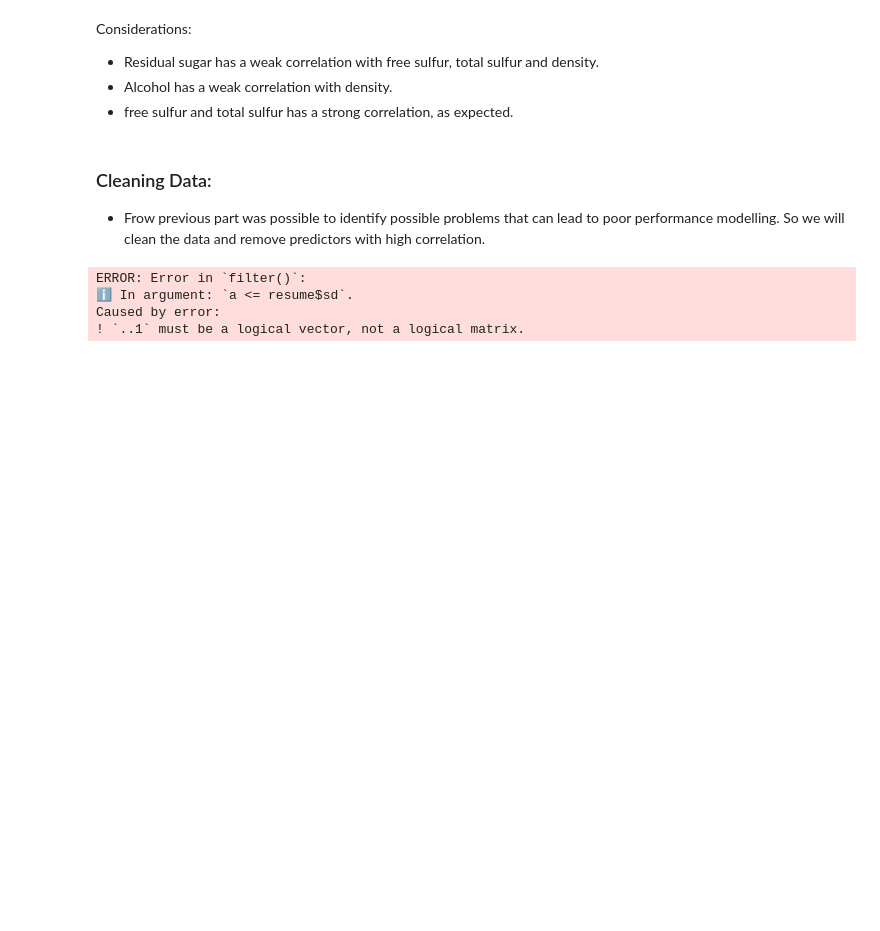
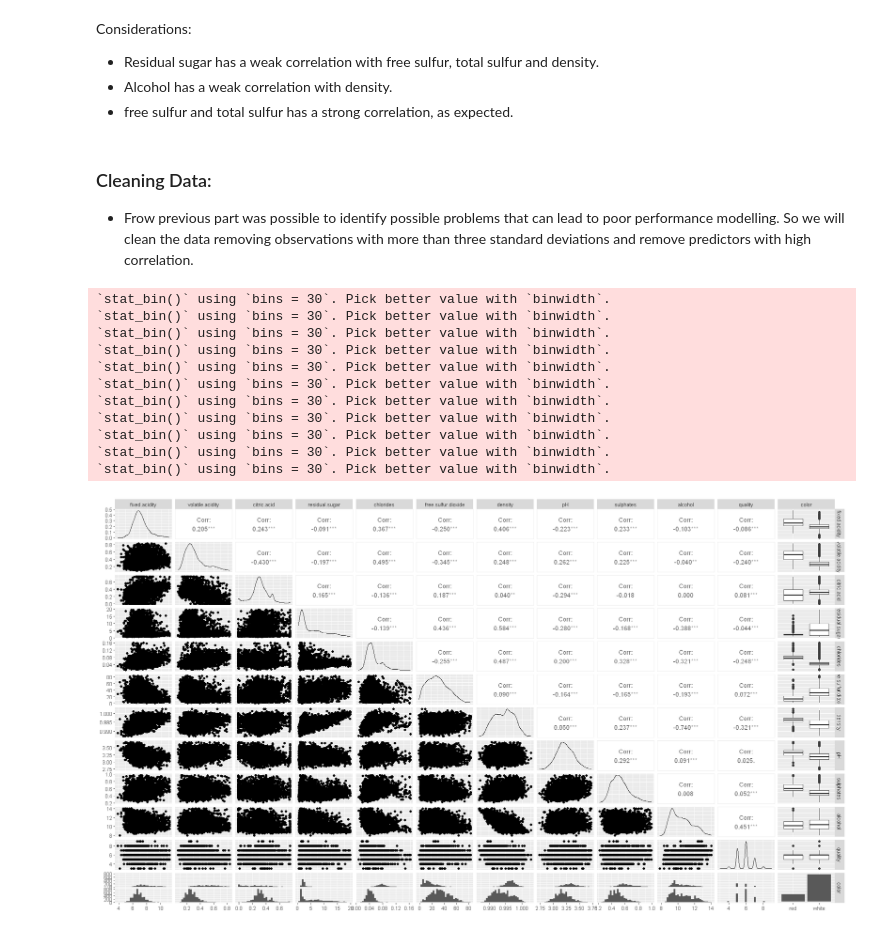
Before and after one commit to andredantas03/Wine_quality_analysis, a Jupyter notebook: analysisR.ipynb, the cells around one changed output. Cells and saved outputs as stored; diff of their text form; code cells hidden in the pictures; blank space fills up the shorter version.

```diff
--- a/analysisR.ipynb
+++ b/analysisR.ipynb
@@ -147,12 +144,4 @@ Considerations:
  - free sulfur and total sulfur has a strong correlation, as expected.
 # %% [markdown]
 ### Cleaning Data:
-- Frow previous part was possible to identify possible problems that can lead to poor performance modelling. So we will clean the data and remove predictors with high correlation.
+- Frow previous part was possible to identify possible problems that can lead to poor performance modelling. So we will clean the data removing observations with more than three standard deviations and remove predictors with high correlation.
-# %%
-a = data[,1:12]
-filter(a,a <= resume$sd)
-# %% [output]
-ERROR: Error in `filter()`:
-ℹ In argument: `a <= resume$sd`.
-Caused by error:
-! `..1` must be a logical vector, not a logical matrix.
@@ -160,0 +148,33 @@ data %>% select()
+# %%
+vars <- names(stat)
+data = data %>% select(-total.sulfur.dioxide) %>%
+  filter(
+    abs(.data[[vars[[1]]]] - stat[2,1]) < 3*stat[3,1],
+    abs(.data[[vars[[2]]]] - stat[2,2]) < 3*stat[3,2],
+    abs(.data[[vars[[3]]]] - stat[2,3]) < 3*stat[3,3],
+    abs(.data[[vars[[4]]]] - stat[2,4]) < 3*stat[3,4],
+    abs(.data[[vars[[5]]]] - stat[2,5]) < 3*stat[3,5],
+    abs(.data[[vars[[6]]]] - stat[2,6]) < 3*stat[3,6],
+    #abs(.data[[vars[[7]]]] - stat[2,7]) < 3*stat[3,7],
+    abs(.data[[vars[[8]]]] - stat[2,8]) < 3*stat[3,8],
+    abs(.data[[vars[[9]]]] - stat[2,9]) < 3*stat[3,9],
+    abs(.data[[vars[[10]]]] - stat[2,10]) < 3*stat[3,10],
+    abs(.data[[vars[[11]]]] - stat[2,11]) < 3*stat[3,11],
+  )
+# %%
+options(repr.plot.width=18, repr.plot.height=10)
+ggpairs(data)
+options(repr.plot.width=7, repr.plot.height=7)
+# %% [output]
+`stat_bin()` using `bins = 30`. Pick better value with `binwidth`.
+`stat_bin()` using `bins = 30`. Pick better value with `binwidth`.
+`stat_bin()` using `bins = 30`. Pick better value with `binwidth`.
+`stat_bin()` using `bins = 30`. Pick better value with `binwidth`.
+`stat_bin()` using `bins = 30`. Pick better value with `binwidth`.
+`stat_bin()` using `bins = 30`. Pick better value with `binwidth`.
+`stat_bin()` using `bins = 30`. Pick better value with `binwidth`.
+`stat_bin()` using `bins = 30`. Pick better value with `binwidth`.
+`stat_bin()` using `bins = 30`. Pick better value with `binwidth`.
+`stat_bin()` using `bins = 30`. Pick better value with `binwidth`.
+`stat_bin()` using `bins = 30`. Pick better value with `binwidth`.
+[figure, added]
```
Also changed, not shown: parts of 5 cells of this notebook.
